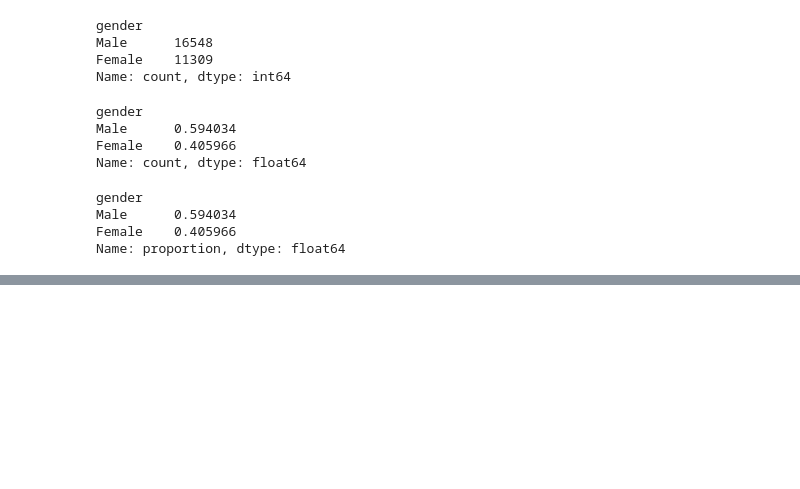
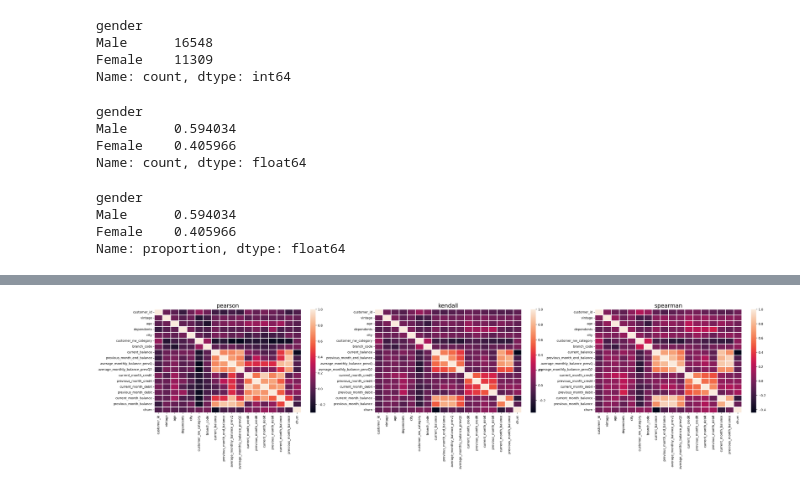
Before and after one commit to kabuur/AI-Programming-With-Python, a Jupyter notebook: exploring continuous variables/continuous variables.ipynb, the cells around one changed output, grey strips where cells are left out. Cells and saved outputs as stored; diff of their text form; code cells hidden in the pictures; blank space fills up the shorter version.

```diff
--- a/exploring continuous variables/continuous variables.ipynb
+++ b/exploring continuous variables/continuous variables.ipynb
@@ -119,3 +120,5 @@ gender
 Male      0.594034
 Female    0.405966
 Name: proportion, dtype: float64
+# %%
+numerical = data.select_dtypes(["int64" ,"float64"])[:200]
@@ -121,0 +213,10 @@ Name: proportion, dtype: float64
+# %%
+plt.figure(figsize= (36,6) , dpi = 140)
+for j,i in enumerate(["pearson","kendall","spearman"]):
+    plt.subplot(1,3,j+1)
+    correlation = numerical.dropna().corr(method= i)
+
+    sbs.heatmap(correlation, linewidth= 2)
+    plt.title(i , fontsize= 18)
+# %% [output]
+[figure, added]
```
Also changed, not shown: parts of 8 cells of this notebook.
